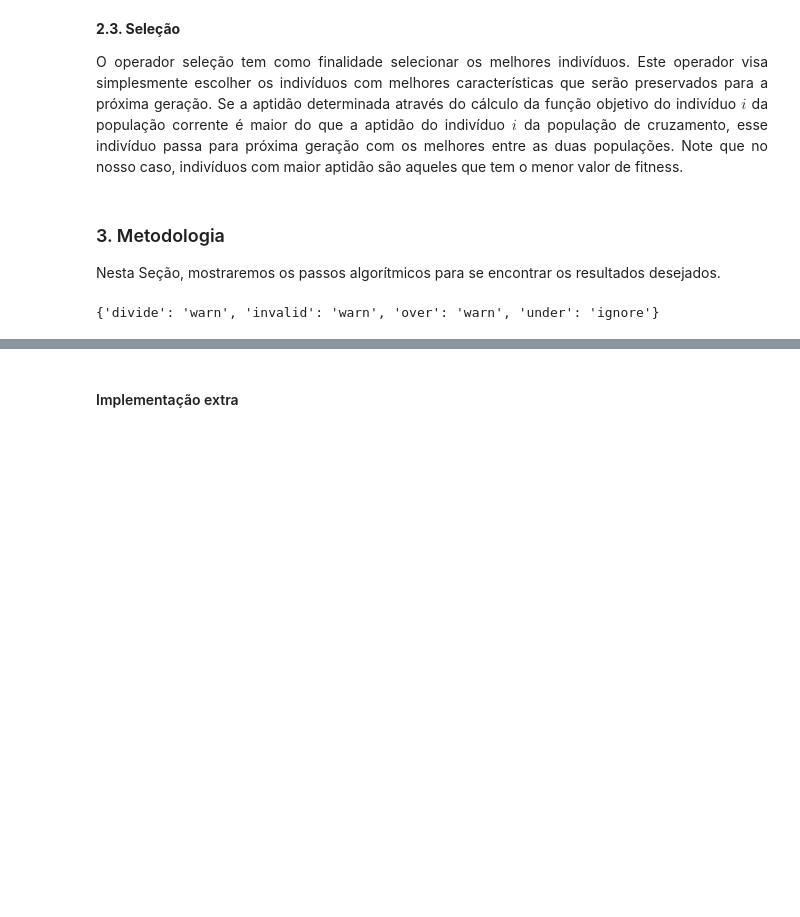
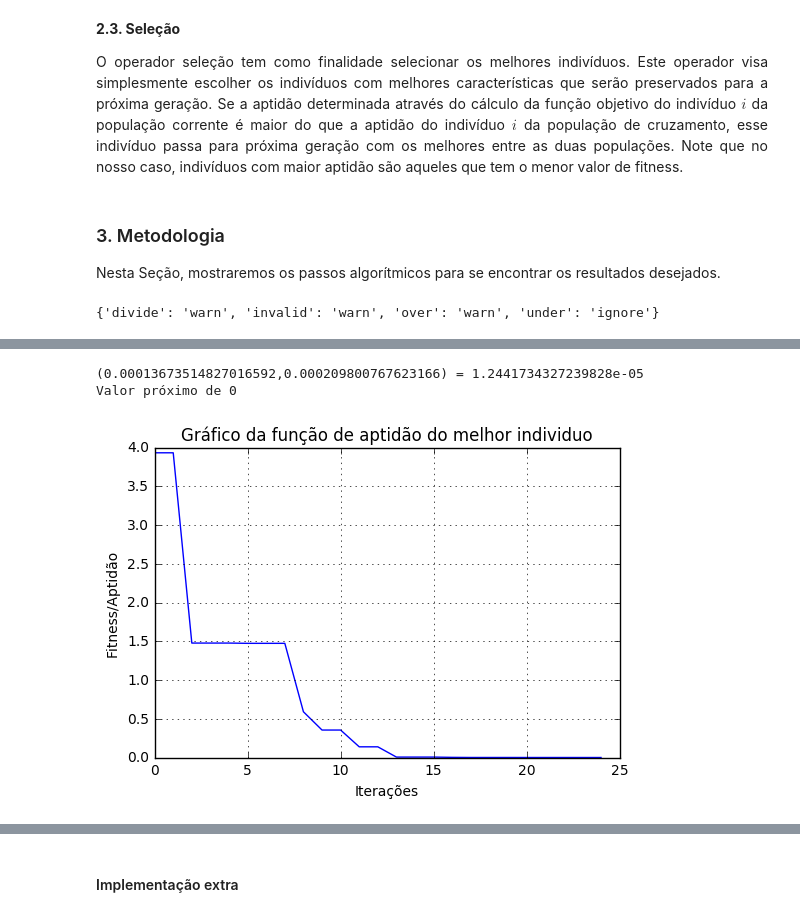
Before and after one commit to jvitorc17/topicosIA, a Jupyter notebook: evolucao-diferencial.ipynb, the cells around one changed output, grey strips where cells are left out. Saved outputs shown, nothing was run; the diff lists cells and outputs as text; code cells hidden in the pictures; blank space fills up the shorter version.

```diff
--- a/evolucao-diferencial.ipynb
+++ b/evolucao-diferencial.ipynb
@@ -217,0 +208,8 @@ plotar(resultado)
+# %%
+teste = ED(popsize=100,iterations=25, beta=0.5, Cr=0.5)
+plotParams = teste.runDE()
+plotar(plotParams)
+# %% [output]
+(0.00013673514827016592,0.000209800767623166) = 1.2441734327239828e-05
+Valor próximo de 0
+[figure, added]
```
Also changed, not shown: parts of 23 cells of this notebook.
